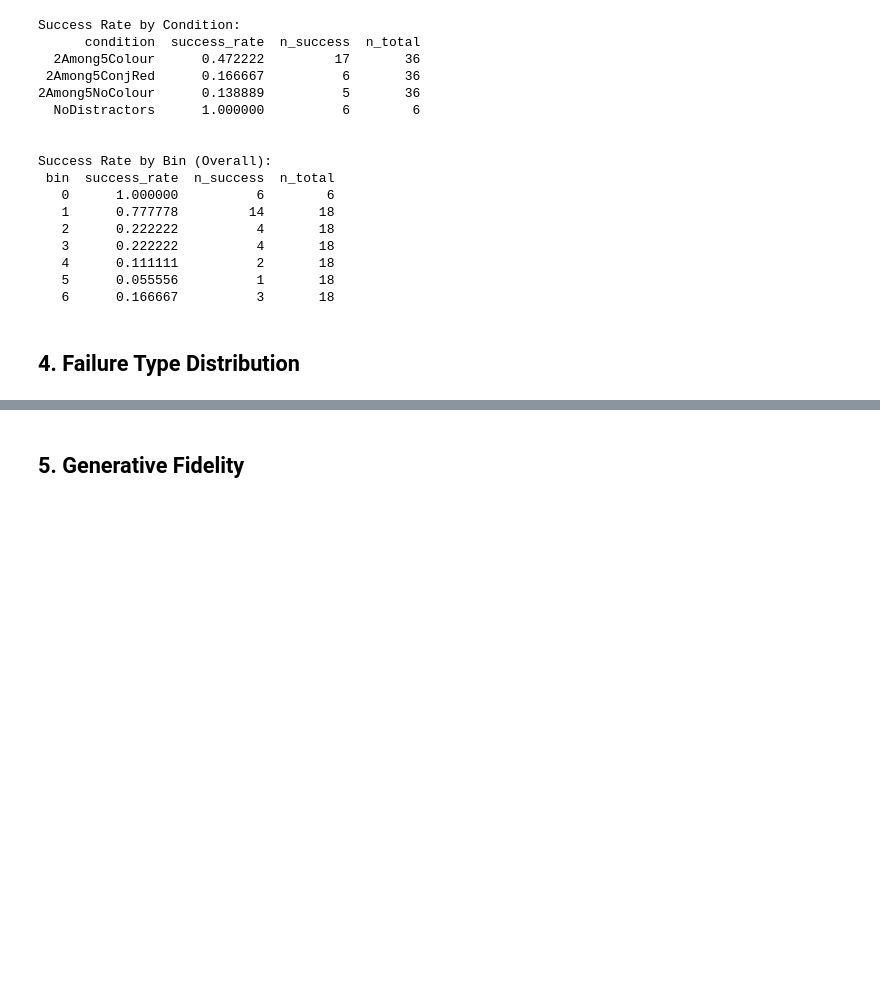
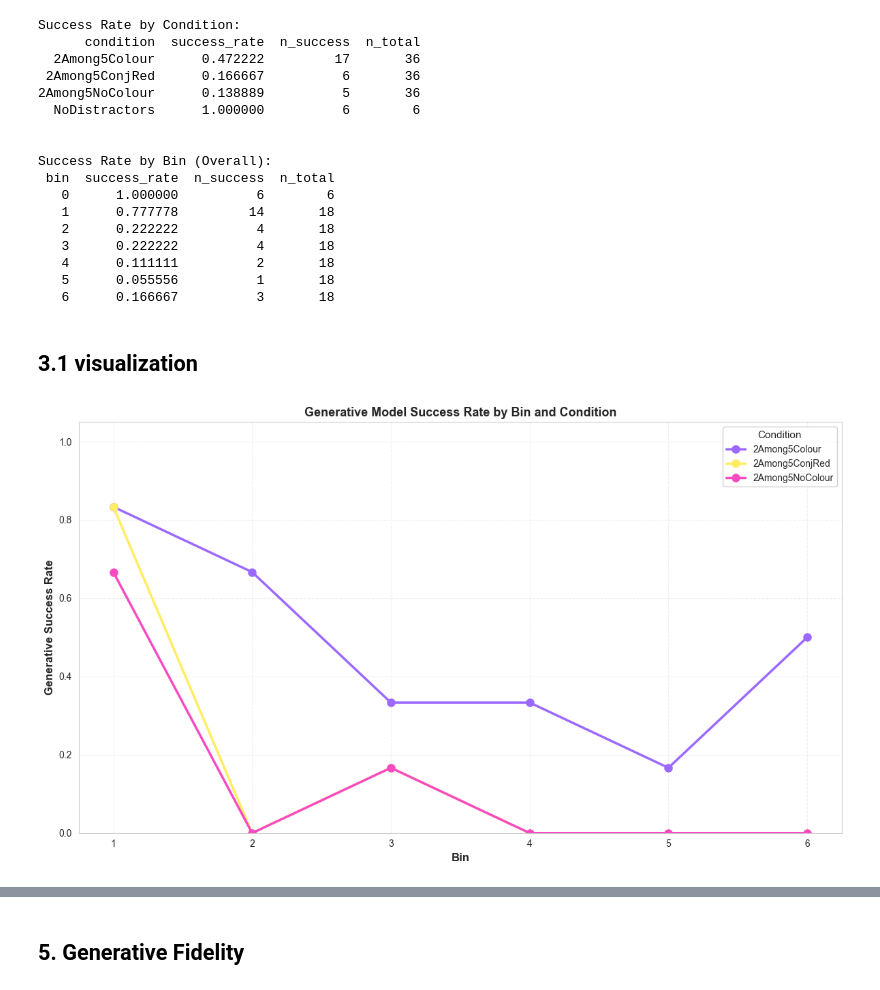
Before and after one commit to emmalerichter/VisualSearchLLM, a Jupyter notebook: Analysis/Veo_Descriptive_Analysis.ipynb, the cells around one changed output, grey strips where cells are left out. Drawn from its saved outputs; the diff is of its cells as text; code cells hidden in the pictures; blank space fills up the shorter version.

Commit message:
hypothesis 1 and descriptive analysis (start)

```diff
--- a/Analysis/Veo_Descriptive_Analysis.ipynb
+++ b/Analysis/Veo_Descriptive_Analysis.ipynb
@@ -43,6 +43,15 @@ print(f"Data loaded: {veo_data.shape[0]} rows, {veo_data.shape[1]} columns")
 print(f"\nColumns: {veo_data.columns.tolist()}")
 print(f"\nFirst few rows:")
 print(veo_data.head())
+
+# Explicitly convert numeric columns to numeric types (ensure strings don't sneak in)
+numeric_cols = ['success', 'bin_y', 'num_distractors'] + [col for col in veo_data.columns if col.startswith('err_')] + [col for col in veo_data.columns if col.startswith('fidelity_')]
+
+for col in numeric_cols:
+    if col in veo_data.columns:
+        veo_data[col] = pd.to_numeric(veo_data[col], errors='coerce')
+
+print("\n✓ All numeric columns converted to numeric types")
 # %% [output]
 Data loaded: 114 rows, 53 columns
 
@@ -207,5 +267,49 @@ Success Rate by Bin (Overall):
    4      0.111111          2       18
    5      0.055556          1       18
    6      0.166667          3       18
-# %% [markdown]
-## 4. Failure Type Distribution
+# %% [markdown]
+## 3.1 visualization
+# %%
+# Plot generative success by bin with lines for each condition
+fig, ax = plt.subplots(figsize=(12, 7))
+
+# Define colors for each condition
+colours = {
+    '2Among5Colour': "#9B69FF",
+    '2Among5ConjRed': "#FFED61",
+    '2Among5NoColour': "#F84AC1",
+
+}
+NoDistractorsExl = generative_success[
+    (generative_success['condition'] != 'NoDistractors') &
+    (generative_success['bin'] != 0)
+]
+# Get unique conditions and bins
+conditions = sorted(NoDistractorsExl['condition'].unique())
+bins = sorted(NoDistractorsExl['bin'].unique())
+
+# Create x-axis labels with bin ranges
+# Assuming bins are numbered 1, 2, 3, etc. representing ranges
+bin_labels = [f"{int(b)}" for b in bins]
+
+# Plot line for each condition
+for condition in conditions:
+    condition_data = NoDistractorsExl[NoDistractorsExl['condition'] == condition].sort_values('bin')
+    color = colours.get(condition, "#333333")  # Default color if condition not in dict
+    ax.plot(condition_data['bin'], condition_data['generative_success'],
+            marker='o', linewidth=2.5, markersize=8, label=condition, color=color)
+
+# Formatting
+ax.set_xlabel('Bin', fontsize=12, fontweight='bold')
+ax.set_ylabel('Generative Success Rate', fontsize=12, fontweight='bold')
+ax.set_title('Generative Model Success Rate by Bin and Condition', fontsize=13, fontweight='bold')
+ax.set_xticks(bins)
+ax.set_xticklabels(bin_labels)
+ax.set_ylim([0, 1.05])
+ax.grid(True, alpha=0.3, linestyle='--')
+ax.legend(title='Condition', fontsize=10, title_fontsize=11, loc='best', framealpha=0.9)
+
+plt.tight_layout()
+plt.show()
+# %% [output]
+[figure, added]
```
Also changed, not shown: parts of 14 cells of this notebook, 12 other files.
